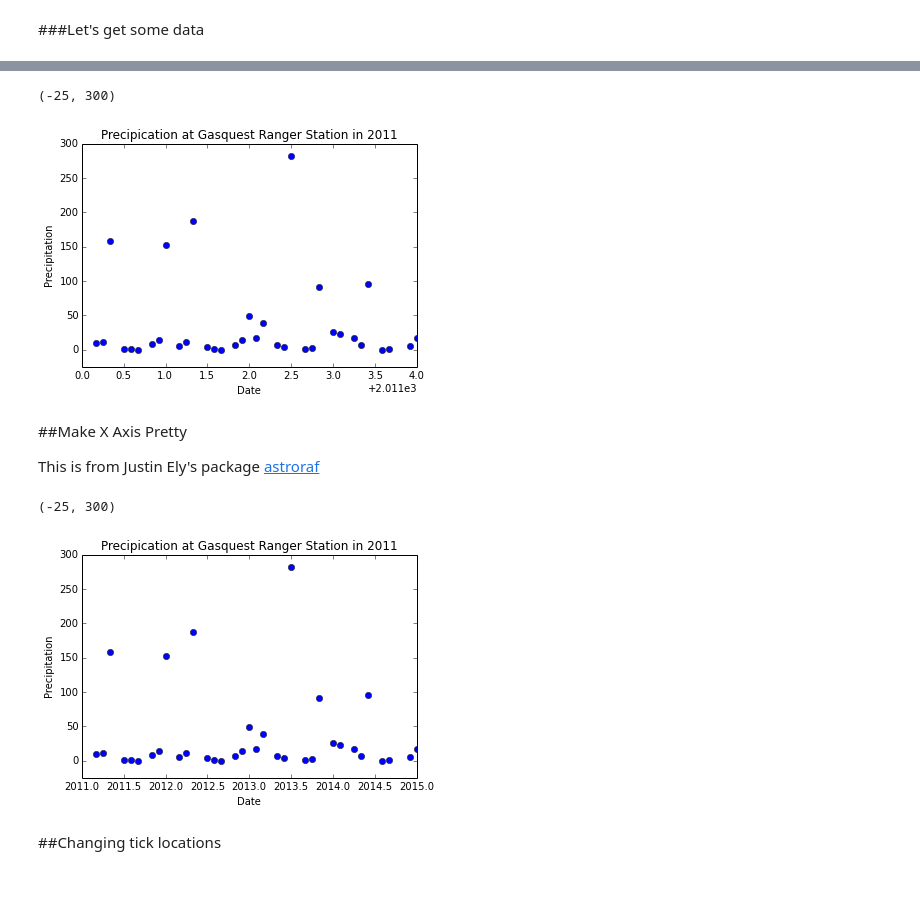
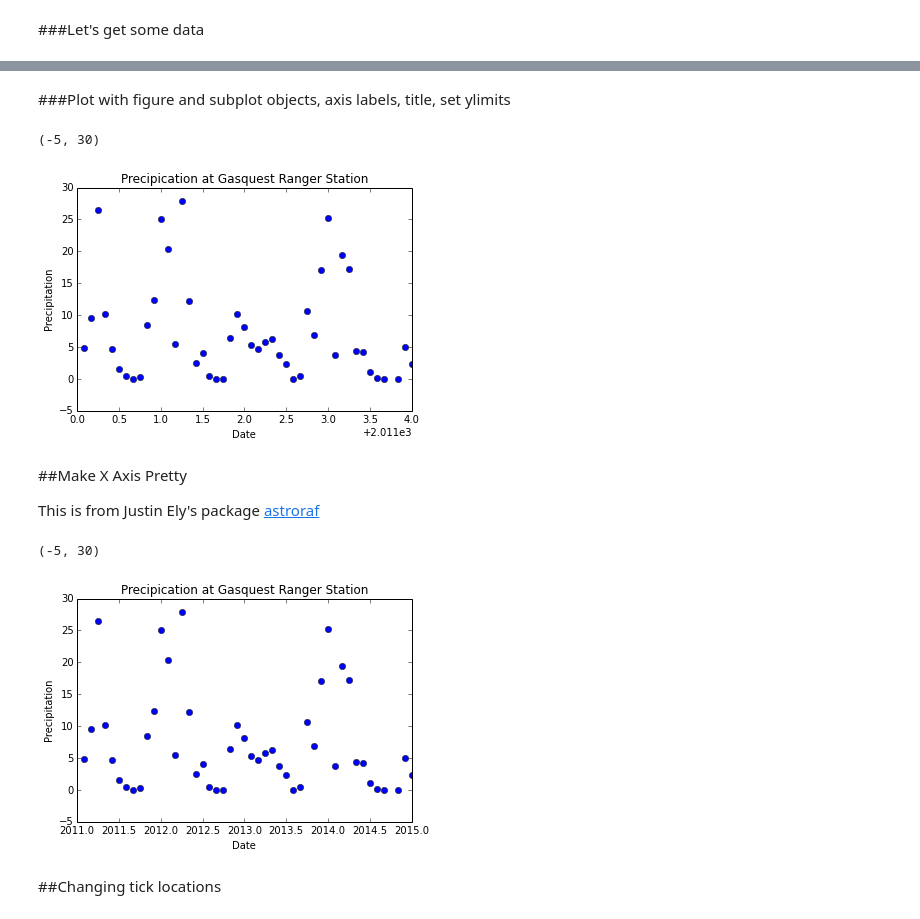
Before and after one commit to jiffyclub/2015-09-09-lbl-labtech, a Jupyter notebook: advanced_matplotlib.ipynb, the cells around one changed output, grey strips where cells are left out. Drawn from its saved outputs; the diff is of its cells as text; code cells hidden in the pictures; blank space fills up the shorter version.

```diff
--- a/advanced_matplotlib.ipynb
+++ b/advanced_matplotlib.ipynb
@@ -25,16 +26,11 @@ def convert_date_to_fractional_year(month, year):
-# %%
-#Use every 4th one since that represents total precipitations
-precip =  precip_table_data['value'][::4]
-location = precip_table_data['abbreviation'][::4]
-all_year = precip_table_data['year'][::4]
-all_month = precip_table_data['month'][::4]
+# %%
+# filter to only monthly data
+#~ means invert the condition
+precip_data = precip_table_data.loc[~precip_table_data.month.isin(['Oct-Sep', 'Oct-Aug', 'Wat-Yr'])]
 # %%
 #Convert all dates to fractional year
 date = []
 for month, year in zip(all_month, all_year):
-    try:
-        date.append(convert_date_to_fractional_year(month, year))
-    except KeyError:
-        date.append(np.nan)
+    date.append(convert_date_to_fractional_year(month, year))
 
-date = np.array(date)
+precip_data['date'] = date
@@ -51,0 +46,3 @@ pyplot.plot(date[np.where(location == 'GAS')], precip[np.where(location == 'GAS'
+# %%
+whr = precip_data.abbreviation == 'GAS'
+pyplot.plot(precip_data.date[whr], precip_data.precip[whr], 'o')
@@ -52,14 +52,16 @@ pyplot.plot(date[np.where(location == 'GAS')], precip[np.where(location == 'GAS'
+# %% [markdown]
+###Plot with figure and subplot objects, axis labels, title, set ylimits
 # %%
 fig = pyplot.figure()
 ax = fig.add_subplot(1,1,1)
-ax.plot(date[np.where(location == 'GAS')], precip[np.where(location == 'GAS')], 'o')
+pyplot.plot(precip_data.date[whr], precip_data.precip[whr], 'o')
 ax.set_xlabel('Date')
 ax.set_ylabel('Precipitation')
-ax.set_title('Precipication at Gasquest Ranger Station in 2011')
-ax.set_ylim(-25, 300)
+ax.set_title('Precipication at Gasquest Ranger Station')
+ax.set_ylim(-5, 30)
 # %% [output]
-(-25, 300)
+(-5, 30)
-[figure, old version]
+[figure, new version]
 # %% [markdown]
 ##Make X Axis Pretty
 
@@ -83,15 +85,17 @@ def format_axis(precision='%.1f',ticksize=1,axis=None,which='both'):
 # %%
 fig = pyplot.figure()
 ax = fig.add_subplot(1,1,1)
-ax.plot(date[np.where(location == 'GAS')], precip[np.where(location == 'GAS')], 'o')
+ax.plot(precip_data.date[whr], precip_data.precip[whr], 'o')
 ax.set_xlabel('Date')
 ax.set_ylabel('Precipitation')
-ax.set_title('Precipication at Gasquest Ranger Station in 2011')
+ax.set_title('Precipication at Gasquest Ranger Station')
+#---------
 format_axis(which = 'x', axis = ax)
-ax.set_ylim(-25, 300)
+#---------
+ax.set_ylim(-5, 30)
 # %% [output]
-(-25, 300)
+(-5, 30)
-[figure, old version]
+[figure, new version]
 # %% [markdown]
 ##Changing tick locations
 # %%
```
Also changed, not shown: parts of 13 cells of this notebook.
